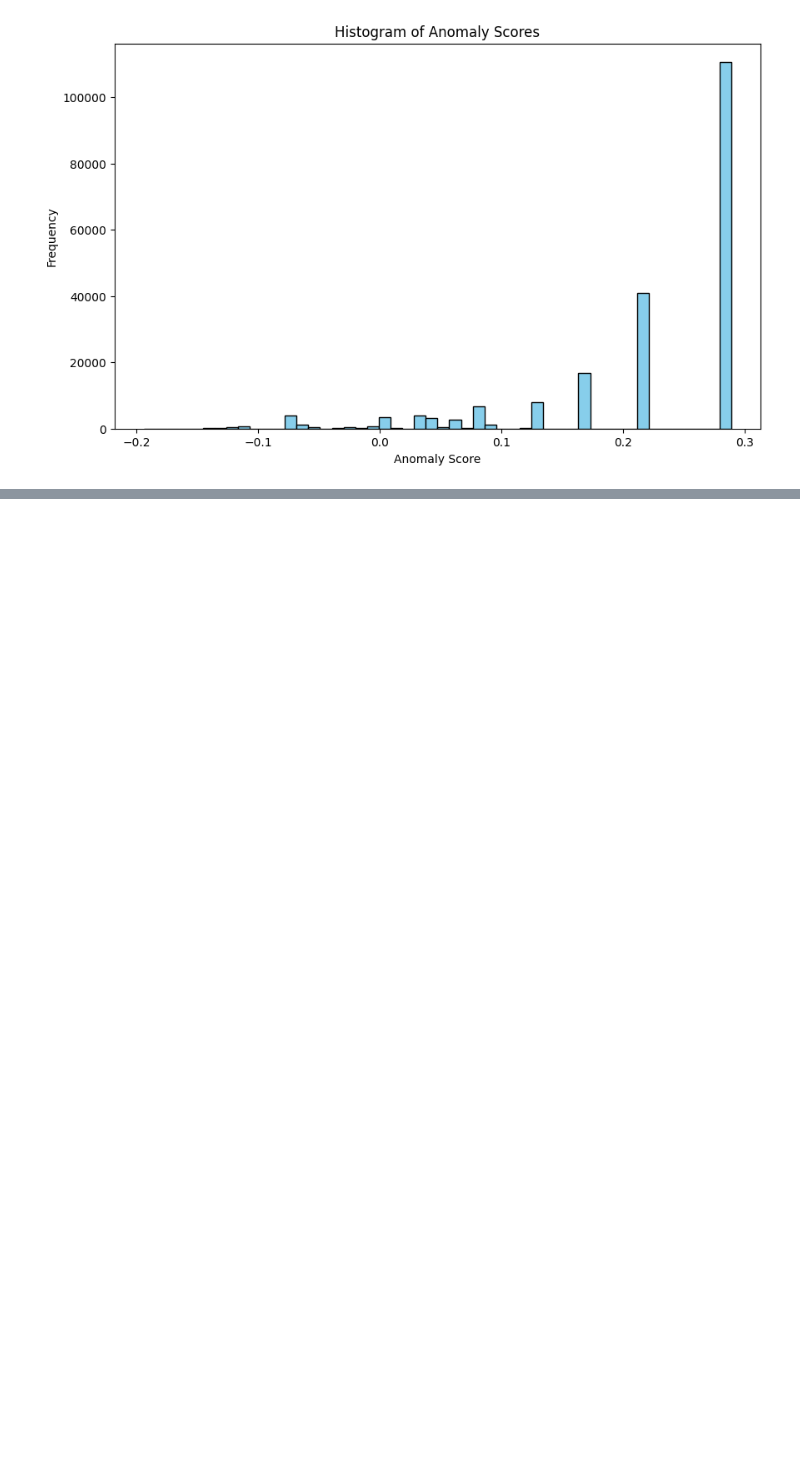
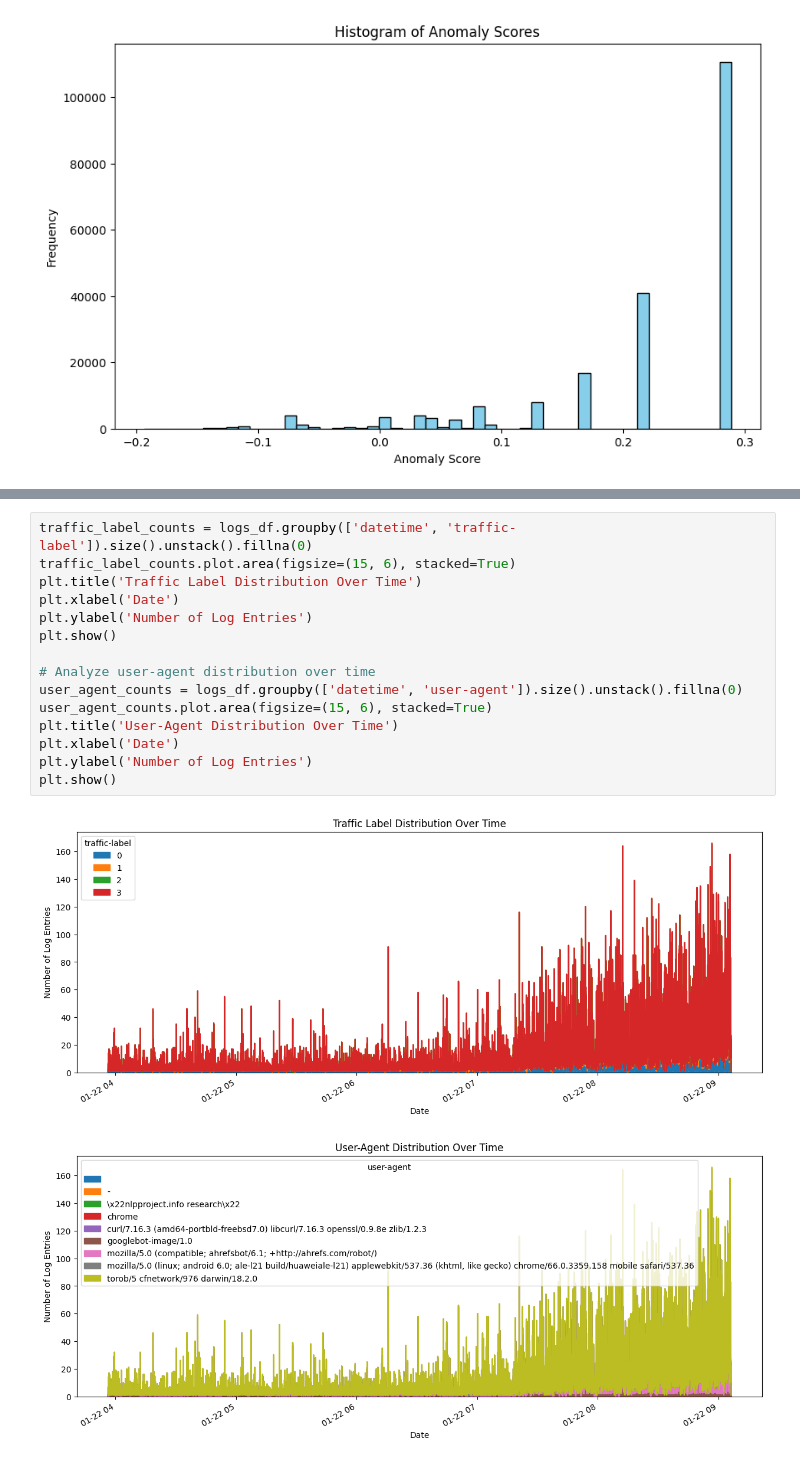
Before and after one commit to gitone912/secure_log_ai_final, a Jupyter notebook: models.ipynb, the cells around one changed output, grey strips where cells are left out. Saved outputs shown, nothing was run; the diff lists cells and outputs as text; blank space fills up the shorter version.

```diff
--- a/models.ipynb
+++ b/models.ipynb
@@ -365,0 +389,18 @@ plt.show()
+# %%
+traffic_label_counts = logs_df.groupby(['datetime', 'traffic-label']).size().unstack().fillna(0)
+traffic_label_counts.plot.area(figsize=(15, 6), stacked=True)
+plt.title('Traffic Label Distribution Over Time')
+plt.xlabel('Date')
+plt.ylabel('Number of Log Entries')
+plt.show()
+
+# Analyze user-agent distribution over time
+user_agent_counts = logs_df.groupby(['datetime', 'user-agent']).size().unstack().fillna(0)
+user_agent_counts.plot.area(figsize=(15, 6), stacked=True)
+plt.title('User-Agent Distribution Over Time')
+plt.xlabel('Date')
+plt.ylabel('Number of Log Entries')
+plt.show()
+# %% [output]
+[figure, added]
+[figure, added]
```
Also changed, not shown: parts of 6 cells of this notebook, 2 other files.
